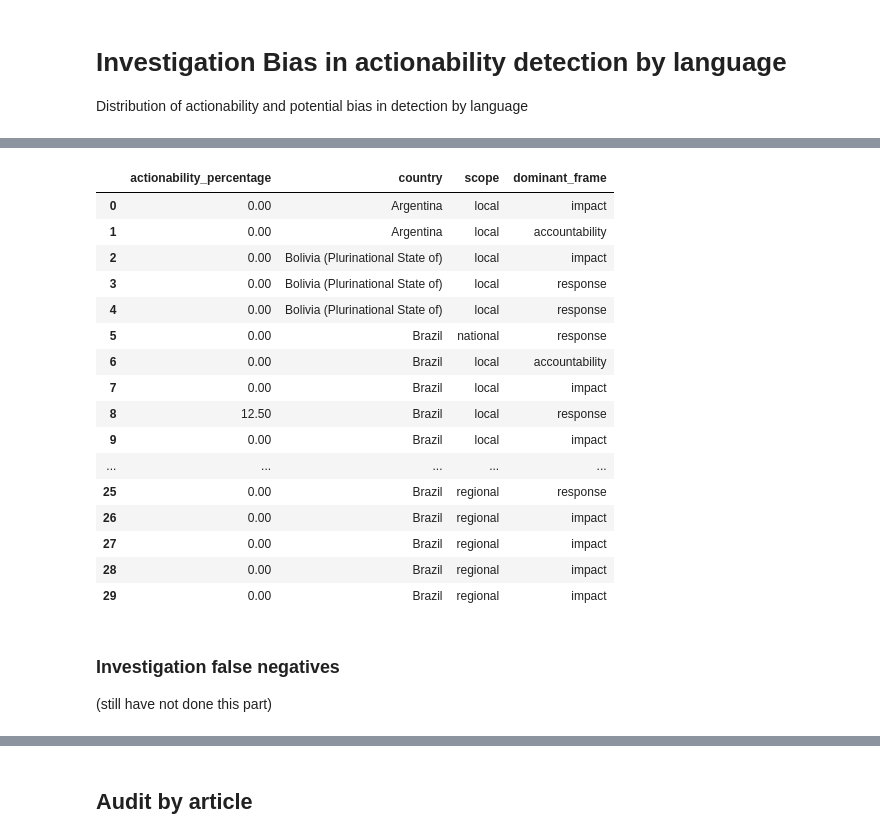
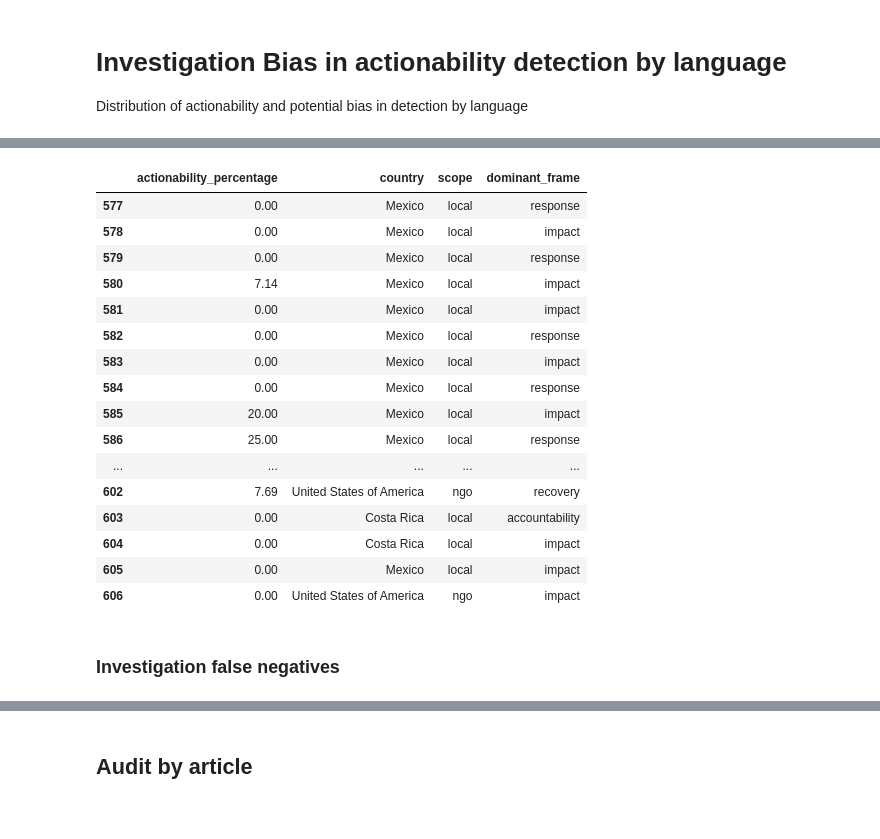
Before and after one commit to Lenap0911/NLP-model, a Jupyter notebook: nlp/actionability_tester.ipynb, the cells around one changed output, grey strips where cells are left out. Saved outputs shown, nothing was run; the diff lists cells and outputs as text; code cells hidden in the pictures.

```diff
--- a/nlp/actionability_tester.ipynb
+++ b/nlp/actionability_tester.ipynb
@@ -782,28 +915,27 @@ plt.show()
 # %%
 #read final cv
 df_final = pd.read_csv("../output/enriched.csv")
-df_final[["actionability_percentage","country","scope","dominant_frame"]].head(30)
+df_final[["actionability_percentage","country","scope","dominant_frame"]].tail(30)
 # %% [output]
 |  | actionability_percentage | country | scope | dominant_frame |
-| 0 | 0.00 | Argentina | local | impact |
-| 1 | 0.00 | Argentina | local | accountability |
-| 2 | 0.00 | Bolivia (Plurinational State of) | local | impact |
-| 3 | 0.00 | Bolivia (Plurinational State of) | local | response |
-| 4 | 0.00 | Bolivia (Plurinational State of) | local | response |
-| 5 | 0.00 | Brazil | national | response |
-| 6 | 0.00 | Brazil | local | accountability |
-| 7 | 0.00 | Brazil | local | impact |
-| 8 | 12.50 | Brazil | local | response |
-| 9 | 0.00 | Brazil | local | impact |
+| 577 | 0.00 | Mexico | local | response |
+| 578 | 0.00 | Mexico | local | impact |
+| 579 | 0.00 | Mexico | local | response |
+| 580 | 7.14 | Mexico | local | impact |
+| 581 | 0.00 | Mexico | local | impact |
+| 582 | 0.00 | Mexico | local | response |
+| 583 | 0.00 | Mexico | local | impact |
+| 584 | 0.00 | Mexico | local | response |
+| 585 | 20.00 | Mexico | local | impact |
+| 586 | 25.00 | Mexico | local | response |
 | ... | ... | ... | ... | ... |
-| 25 | 0.00 | Brazil | regional | response |
-| 26 | 0.00 | Brazil | regional | impact |
-| 27 | 0.00 | Brazil | regional | impact |
-| 28 | 0.00 | Brazil | regional | impact |
-| 29 | 0.00 | Brazil | regional | impact |
+| 602 | 7.69 | United States of America | ngo | recovery |
+| 603 | 0.00 | Costa Rica | local | accountability |
+| 604 | 0.00 | Costa Rica | local | impact |
+| 605 | 0.00 | Mexico | local | impact |
+| 606 | 0.00 | United States of America | ngo | impact |
 # %% [markdown]
 ### Investigation false negatives
-(still have not done this part)
 # %%
 df_out[["sentence", "actionability_probability"]].nsmallest(
     20, "actionability_probability"
```
Also changed, not shown: parts of 22 cells of this notebook, 18 other files.
